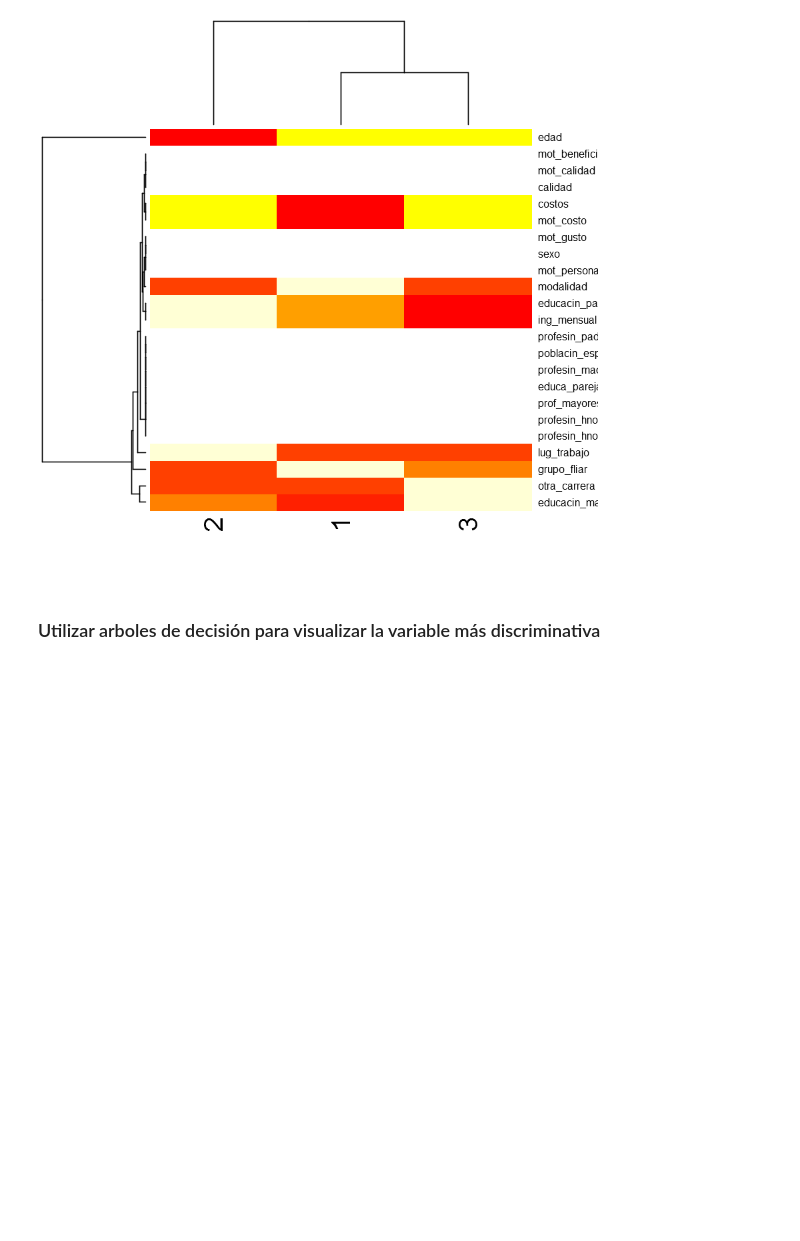
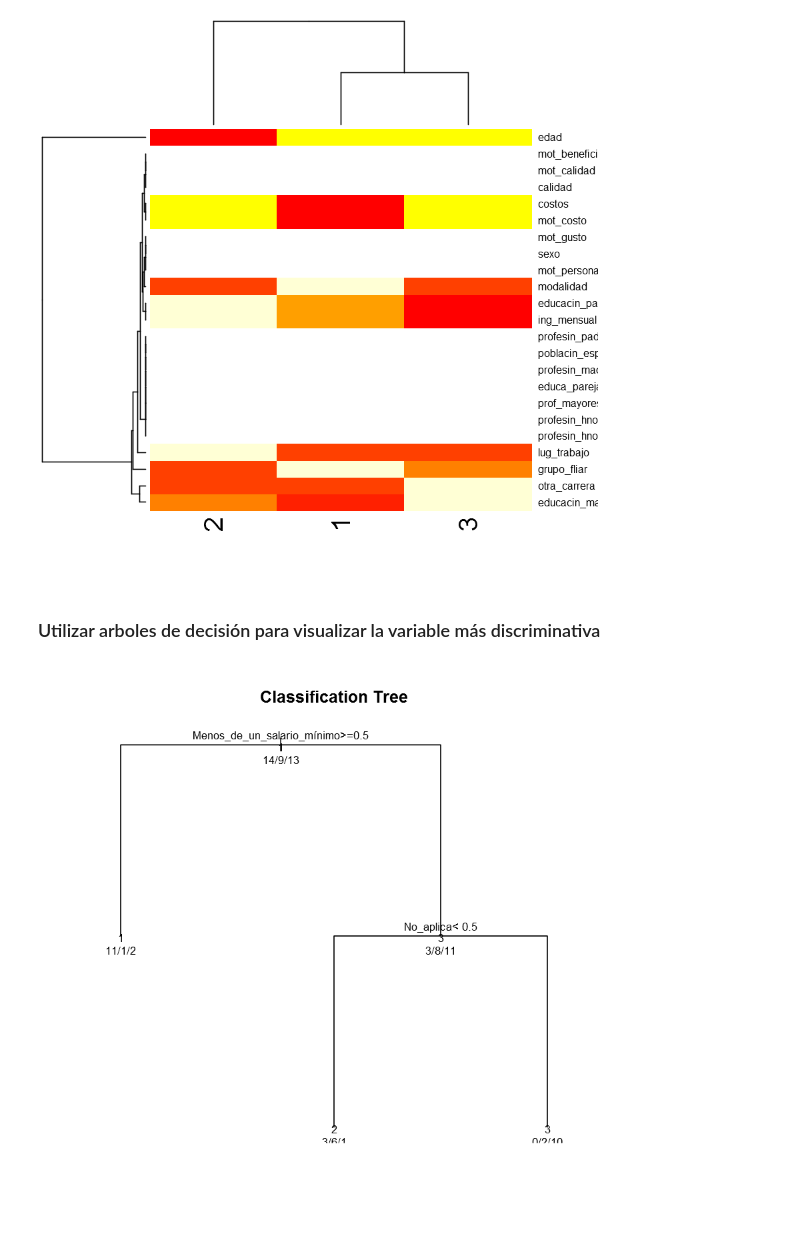
Before and after one commit to Yagwar/TAMD, a Jupyter notebook: Analisis de corresponencias.ipynb, the cells around one changed output. Cells and saved outputs as stored; diff of their text form; code cells hidden in the pictures; blank space fills up the shorter version.

```diff
--- a/Analisis de corresponencias.ipynb
+++ b/Analisis de corresponencias.ipynb
@@ -405,0 +452,6 @@ modalidad         2    1    1
+# %%
+plot(tree_fit, uniform=TRUE,
+   main="Classification Tree")
+text(tree_fit, use.n=TRUE, all=TRUE, cex=.8)
+# %% [output]
+[figure, added]
```
Also changed, not shown: parts of 9 cells of this notebook.
